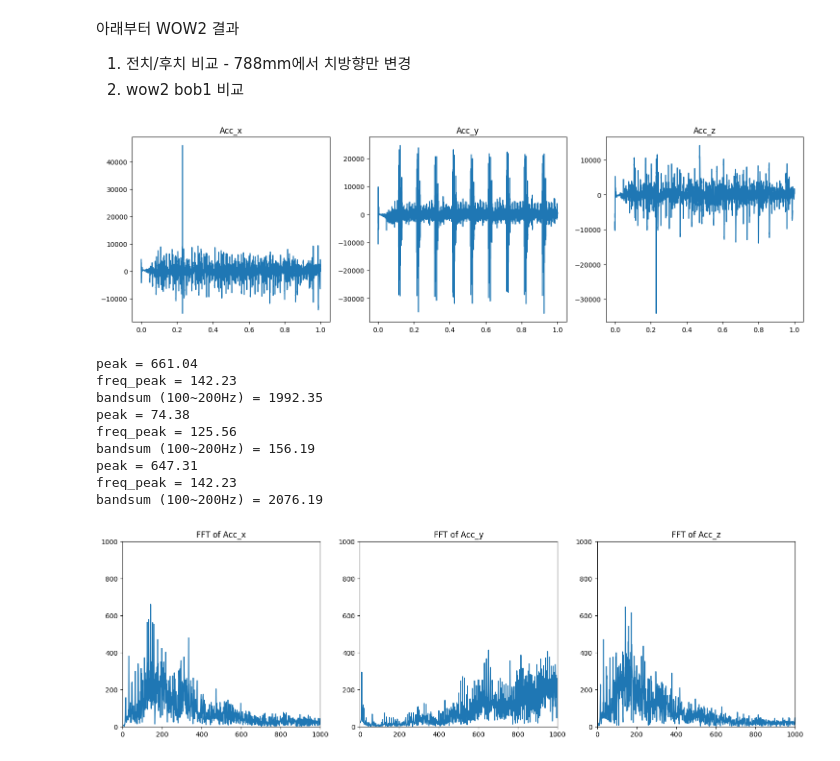
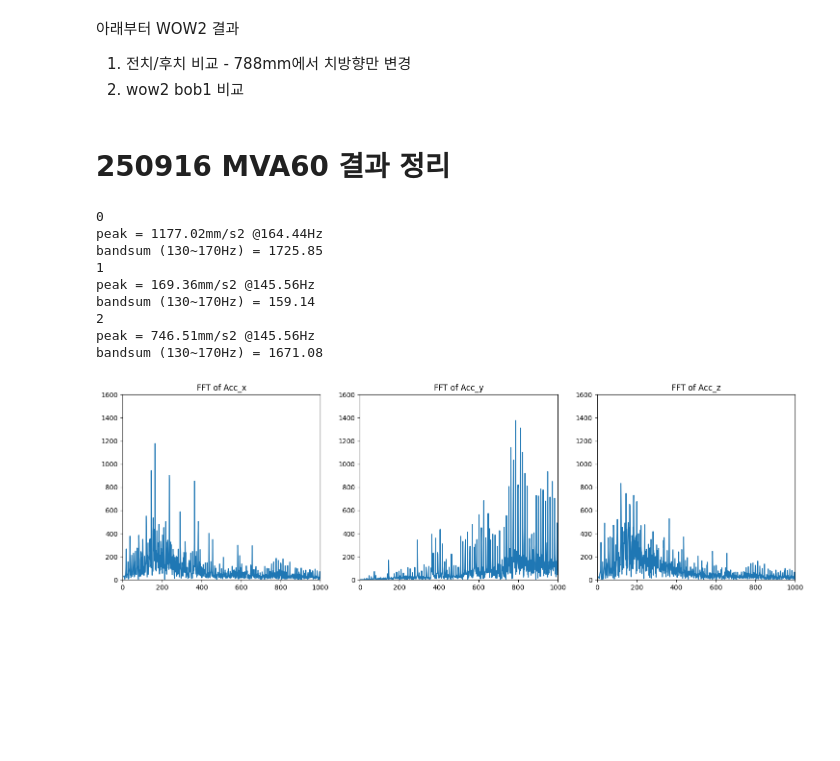
Before and after one commit to hskim-py/REPS_Low_Frequency_NVH_Post, a Jupyter notebook: Ansys_motion_post_result_RBNA_Low_frequency_NVH_FFT_25r2_Input정입력_조건.ipynb, the cells around one changed output. Cells and saved outputs as stored; diff of their text form; code cells hidden in the pictures; blank space fills up the shorter version.

```diff
--- a/Ansys_motion_post_result_RBNA_Low_frequency_NVH_FFT_25r2_Input정입력_조건.ipynb
+++ b/Ansys_motion_post_result_RBNA_Low_frequency_NVH_FFT_25r2_Input정입력_조건.ipynb
@@ -162,15 +162,15 @@ def analyze_acceleration_data(target, paths_list, file_path, FFT_start_time, FFT
         #print(f"bandsum (100~200Hz) = {round(bandsum_100_200,2)}")
 
         #130~160 Bandsum
-        bandsum_130_160 = calculate_bandsum(xf, y_fft, 130, 160)
-        print(f"bandsum (130~160Hz) = {round(bandsum_130_160,2)}")
+        bandsum_130_170 = calculate_bandsum(xf, y_fft, 130, 170)
+        print(f"bandsum (130~170Hz) = {round(bandsum_130_170,2)}")
 
 
         # Plot the FFT results on the corresponding subplot
         axs[i].plot(xf, y_fft)
         axs[i].set_title(f'FFT of {acceleration_labels[i]}')
         axs[i].set_xlim(0, 1000)
-        axs[i].set_ylim(0, 1500)  # Set y-axis limit to 0-2000 as requested
+        axs[i].set_ylim(0, 1600)  # Set y-axis limit to 0-2000 as requested
 
     # Connect the motion_notify_event to the on_move function for the second figure
     fig2.canvas.mpl_connect('motion_notify_event', on_move)
@@ -247,28 +247,28 @@ num_points:18000
 
 1.   전치/후치 비교 - 788mm에서 치방향만 변경
 2.   wow2 bob1 비교
+# %% [markdown]
+# 250916 MVA60 결과 정리
 # %%
 target = "TIE_ROD_R"
 paths_list = ["Acceleration/X", "Acceleration/Y", "Acceleration/Z"]
 install_path = os.environ['AWP_ROOT252']
-file_path = os.path.join(install_path, r'C:\00_Project_ssd\JX_Assy\JX_deflector_angle_no_hsg_788_TQ_WOW2.dfr')
-#WOW2결과임
+file_path = os.path.join(install_path, r'C:\00_Project_ssd\JX_Assy\JX_deflector_angle_BOB1_MVA60.dfr')
 FFT_start_time = 0.1
 FFT_end_time = 1
 
 analyze_acceleration_data(target, paths_list, file_path, FFT_start_time, FFT_end_time)
 # %% [output]
+0
+peak = 1177.02mm/s2 @164.44Hz
+bandsum (130~170Hz) = 1725.85
+1
+peak = 169.36mm/s2 @145.56Hz
+bandsum (130~170Hz) = 159.14
+2
+peak = 746.51mm/s2 @145.56Hz
+bandsum (130~170Hz) = 1671.08
-[figure, old version]
+[figure, new version]
-peak = 661.04
-freq_peak = 142.23
-bandsum (100~200Hz) = 1992.35
-peak = 74.38
-freq_peak = 125.56
-bandsum (100~200Hz) = 156.19
-peak = 647.31
-freq_peak = 142.23
-bandsum (100~200Hz) = 2076.19
-[figure, removed]
 # %%
 target = "TIE_ROD_R"
 paths_list = ["Acceleration/X", "Acceleration/Y", "Acceleration/Z"]
```
Also changed, not shown: parts of 14 cells of this notebook.
